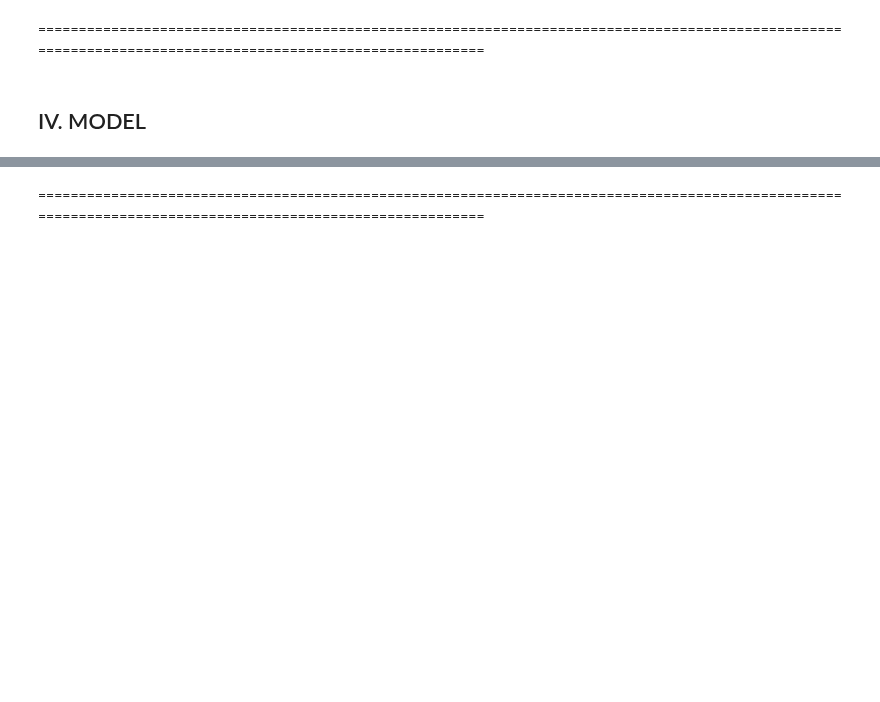
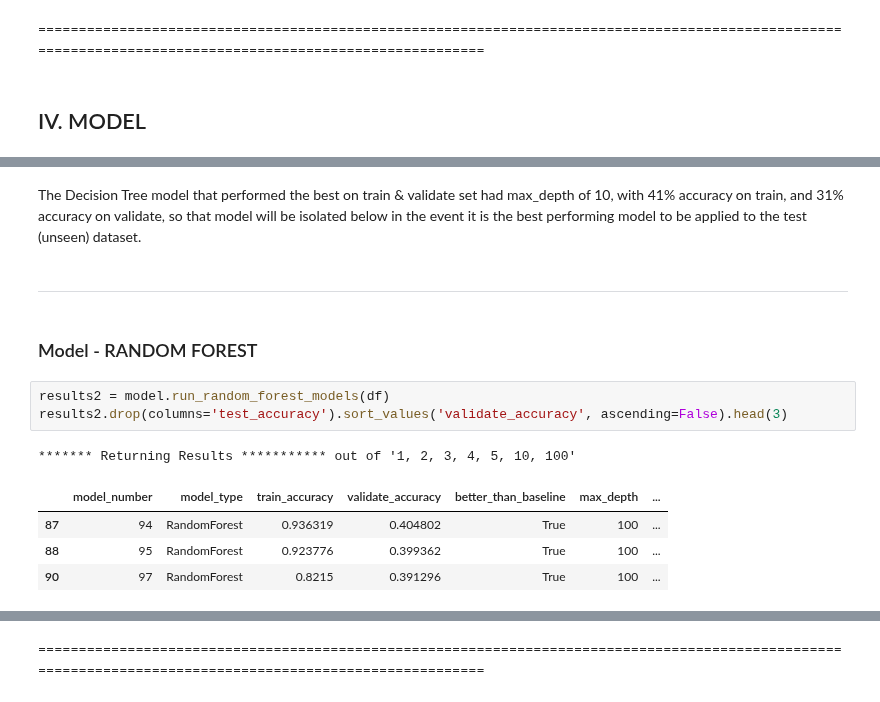
Before and after one commit to CBRJ-Lyrical-Metrics/lyrical-evolution-capstone, a Jupyter notebook: Final/final_report.ipynb, the cells around one changed output, grey strips where cells are left out. Cells and saved outputs as stored; diff of their text form; blank space fills up the shorter version.

```diff
--- a/Final/final_report.ipynb
+++ b/Final/final_report.ipynb
@@ -332,0 +392,15 @@ explore.unique_words_lineplot(df)
+# %% [markdown]
+The Decision Tree model that performed the best on train & validate set had max_depth of 10, with 41% accuracy on train, and 31% accuracy on validate, so that model will be isolated below in the event it is the best performing model to be applied to the test (unseen) dataset.
+# %% [markdown]
+---
+# %% [markdown]
+### Model - RANDOM FOREST
+# %%
+results2 = model.run_random_forest_models(df)
+results2.drop(columns='test_accuracy').sort_values('validate_accuracy', ascending=False).head(3)
+# %% [output]
+******* Returning Results *********** out of '1, 2, 3, 4, 5, 10, 100'
+|  | model_number | model_type | train_accuracy | validate_accuracy | better_than_baseline | max_depth | ... |
+| 87 | 94 | RandomForest | 0.936319 | 0.404802 | True | 100 | ... |
+| 88 | 95 | RandomForest | 0.923776 | 0.399362 | True | 100 | ... |
+| 90 | 97 | RandomForest | 0.8215 | 0.391296 | True | 100 | ... |
```
Also changed, not shown: parts of 22 cells of this notebook, 2 other files.
